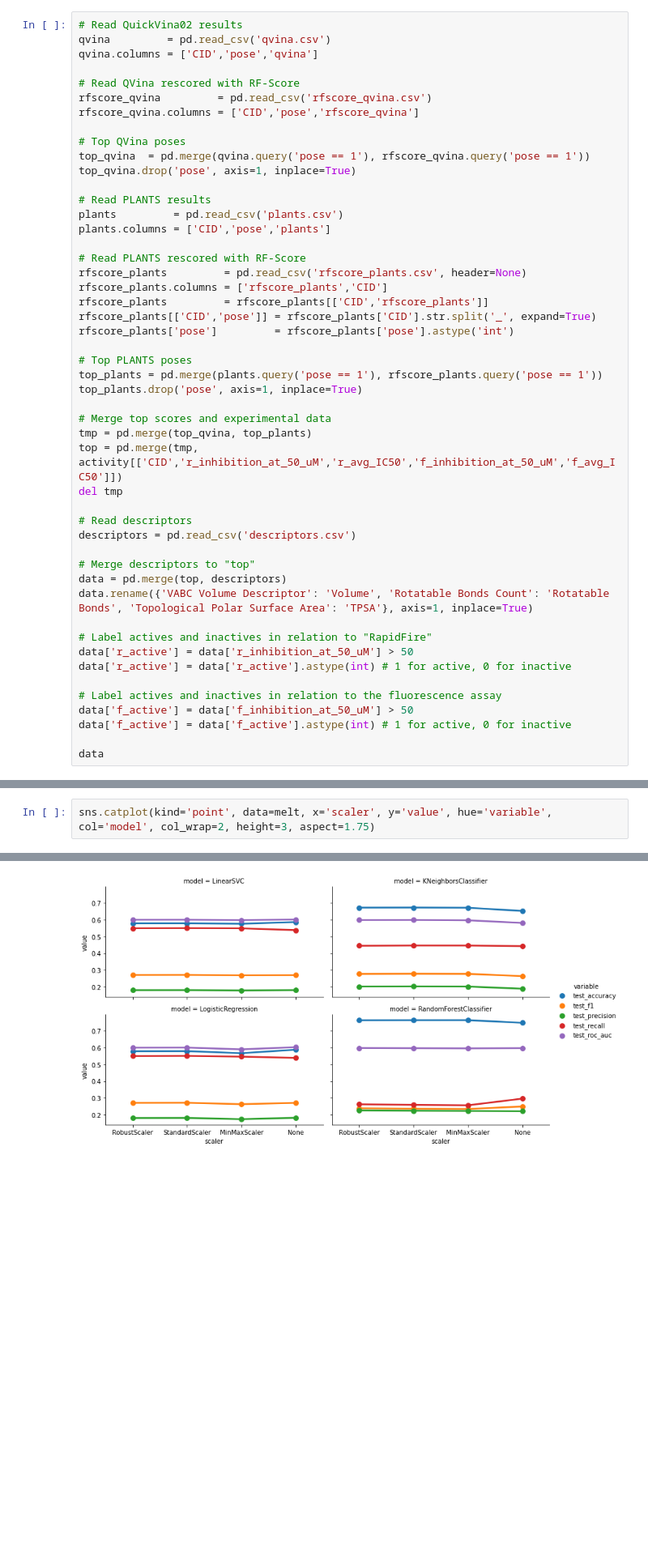
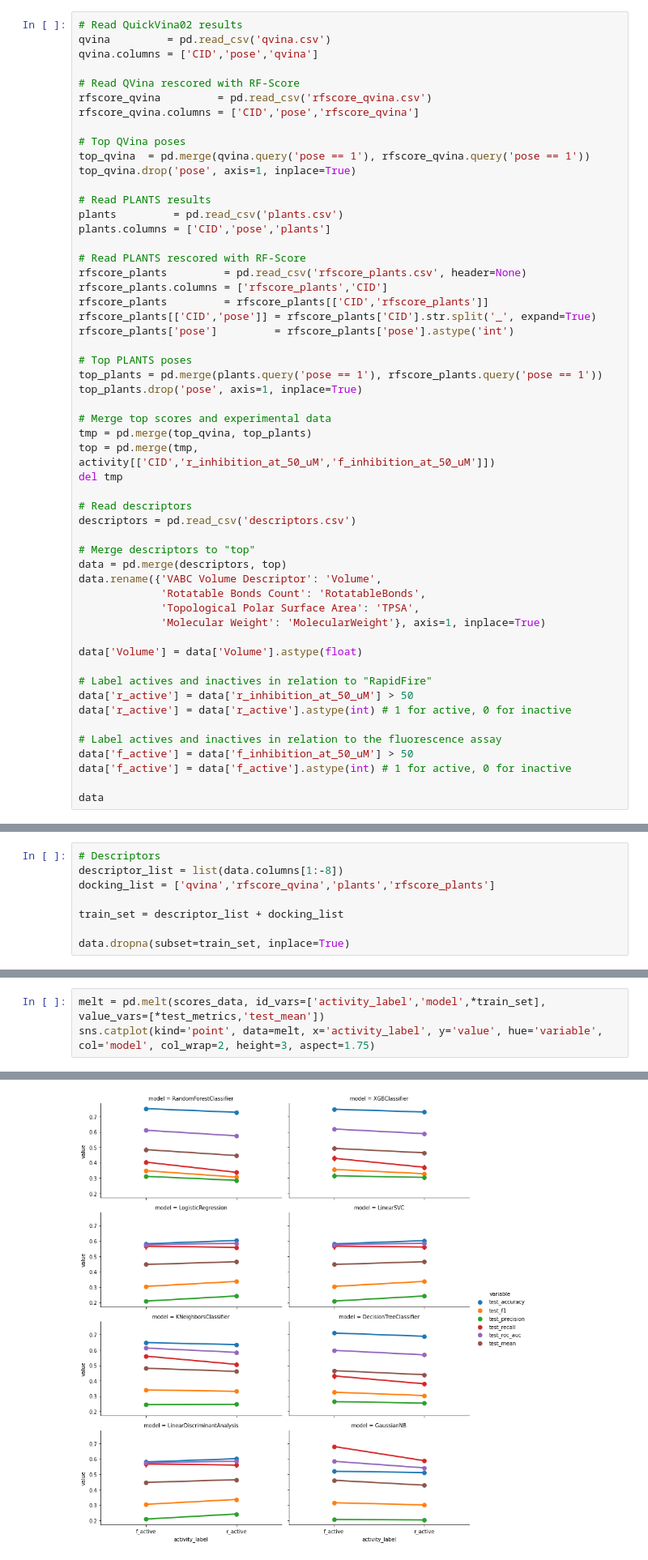
Before and after one commit to caiocrocha/SarsCov2Classifier, a Jupyter notebook: ML.ipynb, the cells around one changed output, grey strips where cells are left out. Shown at 81% size. Drawn from its saved outputs; the diff is of its cells as text; blank space fills up the shorter version.

```diff
--- a/ML.ipynb
+++ b/ML.ipynb
@@ -89,15 +104,20 @@ top_plants.drop('pose', axis=1, inplace=True)
 
 # Merge top scores and experimental data
 tmp = pd.merge(top_qvina, top_plants)
-top = pd.merge(tmp, activity[['CID','r_inhibition_at_50_uM','r_avg_IC50','f_inhibition_at_50_uM','f_avg_IC50']])
+top = pd.merge(tmp, activity[['CID','r_inhibition_at_50_uM','f_inhibition_at_50_uM']])
 del tmp
 
 # Read descriptors
 descriptors = pd.read_csv('descriptors.csv')
 
 # Merge descriptors to "top"
-data = pd.merge(top, descriptors)
-data.rename({'VABC Volume Descriptor': 'Volume', 'Rotatable Bonds Count': 'Rotatable Bonds', 'Topological Polar Surface Area': 'TPSA'}, axis=1, inplace=True)
+data = pd.merge(descriptors, top)
+data.rename({'VABC Volume Descriptor': 'Volume',
+             'Rotatable Bonds Count': 'RotatableBonds',
+             'Topological Polar Surface Area': 'TPSA',
+             'Molecular Weight': 'MolecularWeight'}, axis=1, inplace=True)
+
+data['Volume'] = data['Volume'].astype(float)
 
 # Label actives and inactives in relation to "RapidFire"
 data['r_active'] = data['r_inhibition_at_50_uM'] > 50
@@ -124,0 +145,8 @@ data
+# %%
+# Descriptors
+descriptor_list = list(data.columns[1:-8])
+docking_list = ['qvina','rfscore_qvina','plants','rfscore_plants']
+
+train_set = descriptor_list + docking_list
+
+data.dropna(subset=train_set, inplace=True)
@@ -281,5 +347,6 @@ melt = pd.melt(scores_data, id_vars=columns[5:], value_vars=columns[:5])
 # %%
-sns.catplot(kind='point', data=melt, x='scaler', y='value', hue='variable', col='model', col_wrap=2, height=3, aspect=1.75)
+melt = pd.melt(scores_data, id_vars=['activity_label','model',*train_set], value_vars=[*test_metrics,'test_mean'])
+sns.catplot(kind='point', data=melt, x='activity_label', y='value', hue='variable', col='model', col_wrap=2, height=3, aspect=1.75)
 # %% [output]
 <seaborn.axisgrid.FacetGrid at 0x...>
-[figure, old version]
+[figure, new version]
```
Also changed, not shown: parts of 48 cells of this notebook, 2 other files.
